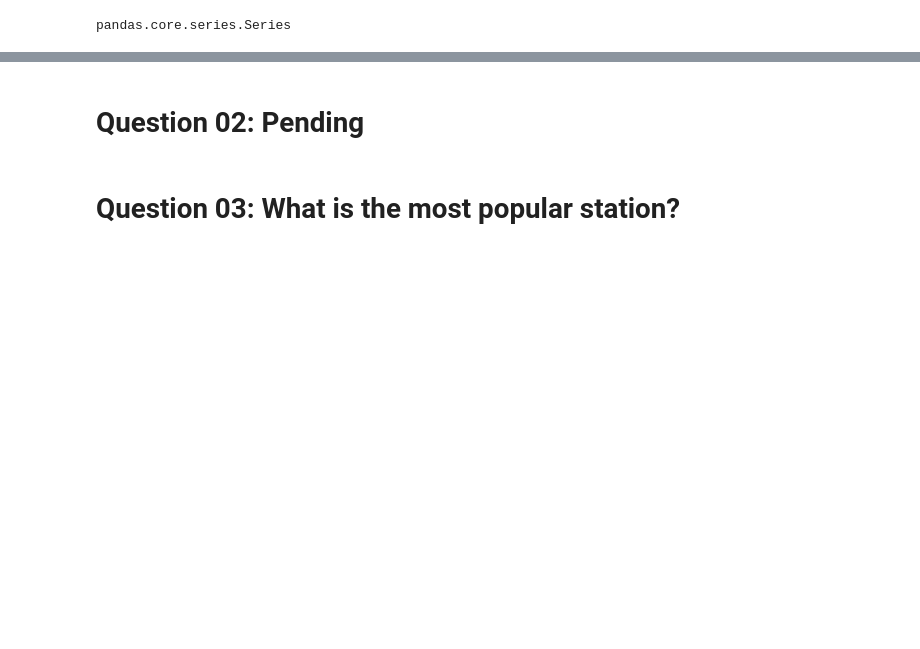
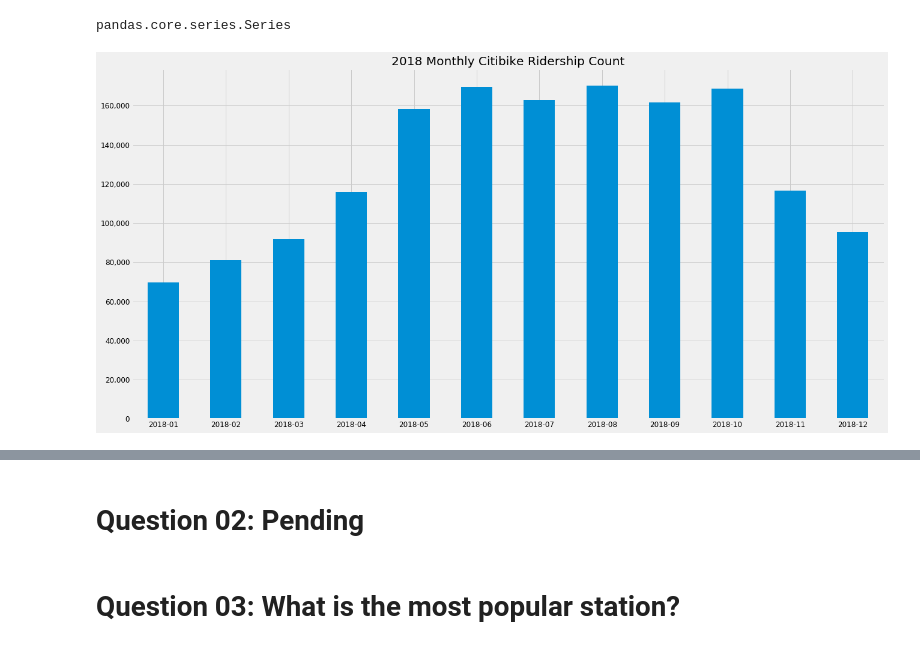
Before and after one commit to ygchan/Citibike, a Jupyter notebook: Main.ipynb, the cells around one changed output, grey strips where cells are left out. Cells and saved outputs as stored; diff of their text form; code cells hidden in the pictures; blank space fills up the shorter version.

```diff
--- a/Main.ipynb
+++ b/Main.ipynb
@@ -175,3 +184,23 @@ daily_answer = citibike_daily_df.groupby(['starttime']).size()
 type(monthly_answer)
 # %% [output]
 pandas.core.series.Series
+# %%
+ax = monthly_answer.plot(
+    figsize = (20,10),
+    kind = 'bar',
+    title = '2018 Monthly Citibike Ridership Count',
+    fontsize = 12,
+    rot=0)
+
+# Finally learned how to do it, you have to assign it to an object first.
+# Reference: https://stackoverflow.com/a/21487560
+
+# Then use set_xlable ...
+ax.set_xlabel('')
+
+# Very complicated,
+# Reference: https://stackoverflow.com/a/25973637
+ax.get_yaxis().set_major_formatter(
+    matplotlib.ticker.FuncFormatter(lambda y, p: format(int(y), ',')))
+# %% [output]
+[figure, added]
```
Also changed, not shown: parts of 19 cells of this notebook.
